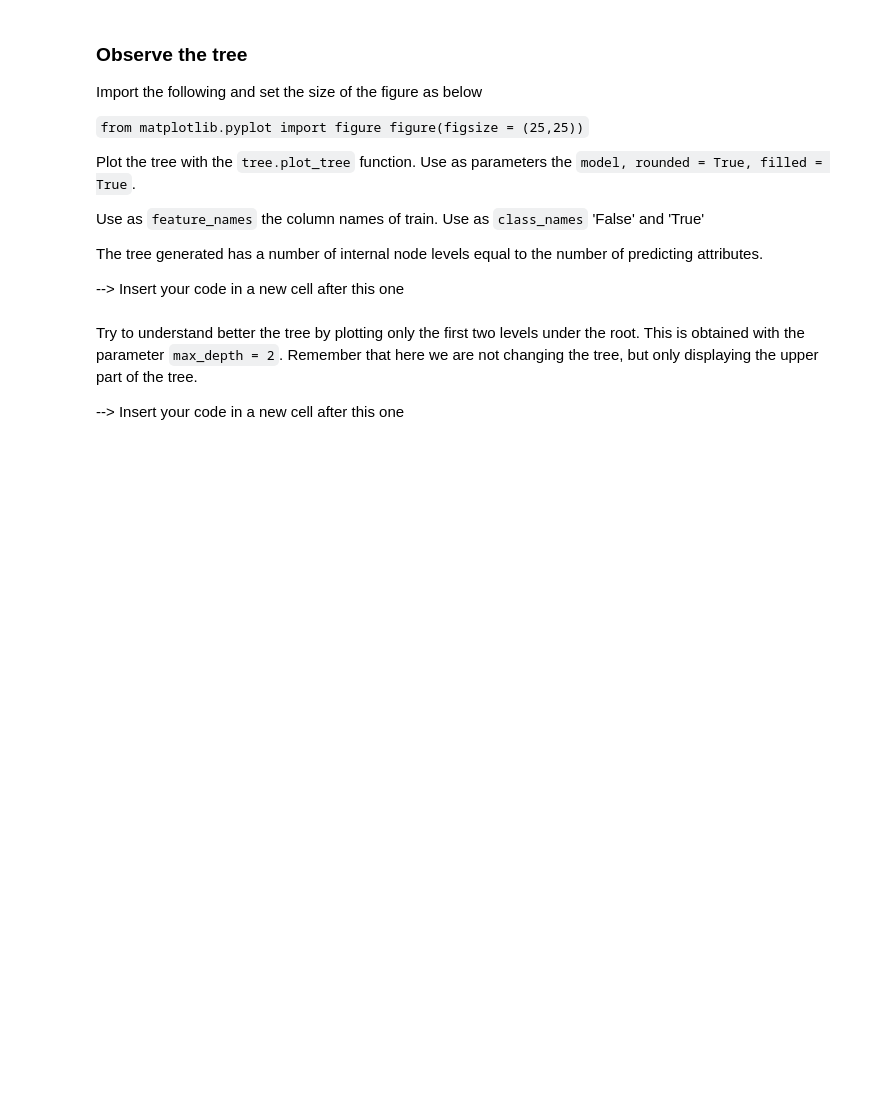
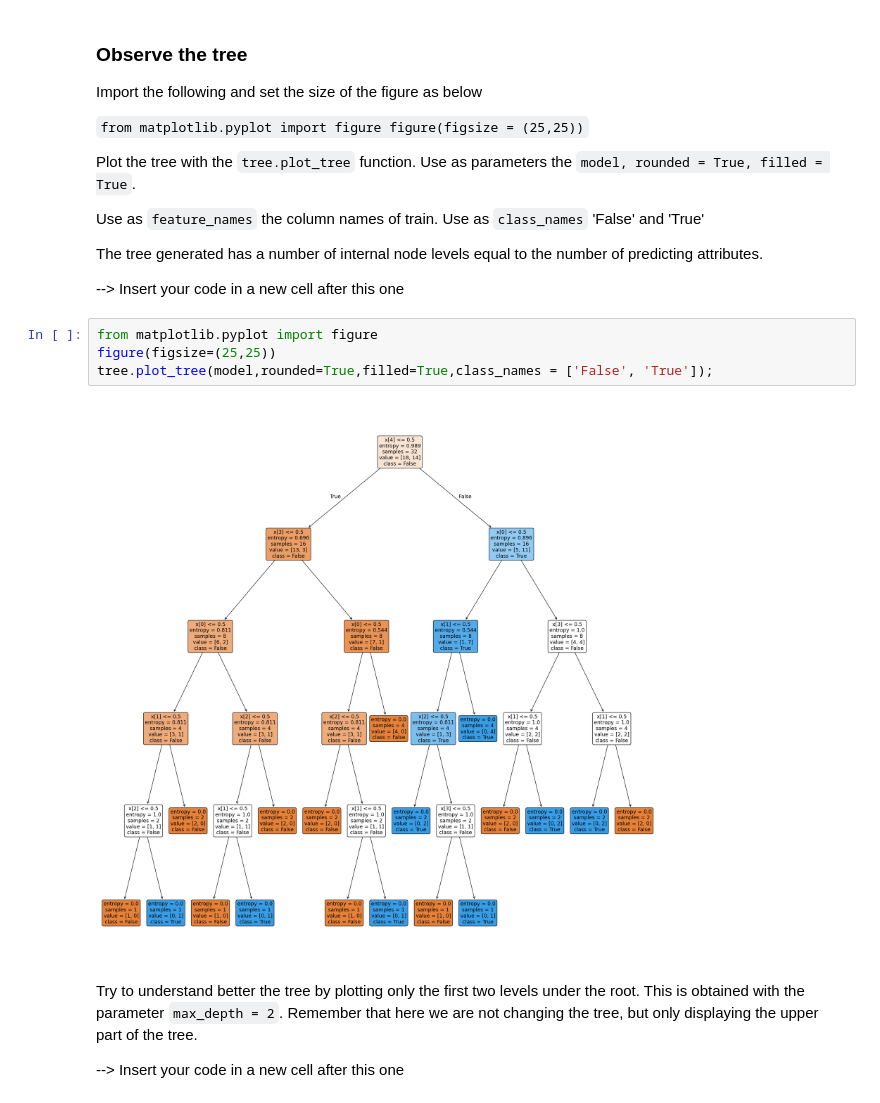
Before and after one commit to FabioC-alt/DataMiningStudyRepo, a Jupyter notebook: Practice/PruningExample/pruning_example.ipynb, the cells around one changed output. Drawn from its saved outputs; the diff is of its cells as text; blank space fills up the shorter version.

```diff
--- a/Practice/PruningExample/pruning_example.ipynb
+++ b/Practice/PruningExample/pruning_example.ipynb
@@ -116,6 +116,12 @@ Use as `feature_names` the column names of train. Use as `class_names` 'False' a
 The tree generated has a number of internal node levels equal to the number of predicting attributes.
 
 --> Insert your code in a new cell after this one
+# %%
+from matplotlib.pyplot import figure
+figure(figsize=(25,25))
+tree.plot_tree(model,rounded=True,filled=True,class_names = ['False', 'True']);
+# %% [output]
+[figure, added]
 # %% [markdown]
 Try to understand better the tree by plotting only the first two levels under the root.
 This is obtained with the parameter `max_depth = 2`. Remember that here we are not changing the tree, but only displaying the upper part of the tree.
```
Also changed, not shown: parts of 1 cell of this notebook, 2 other files.
